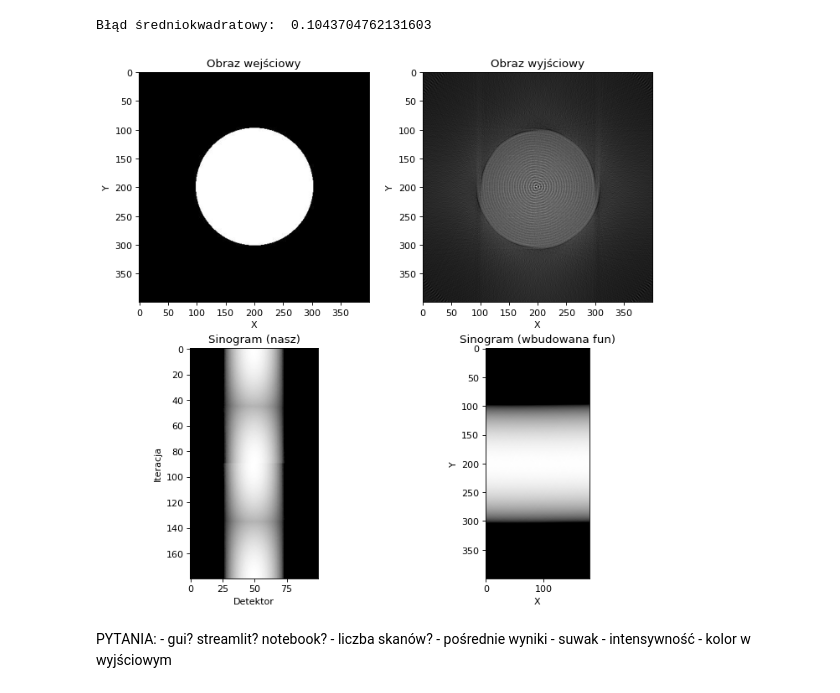
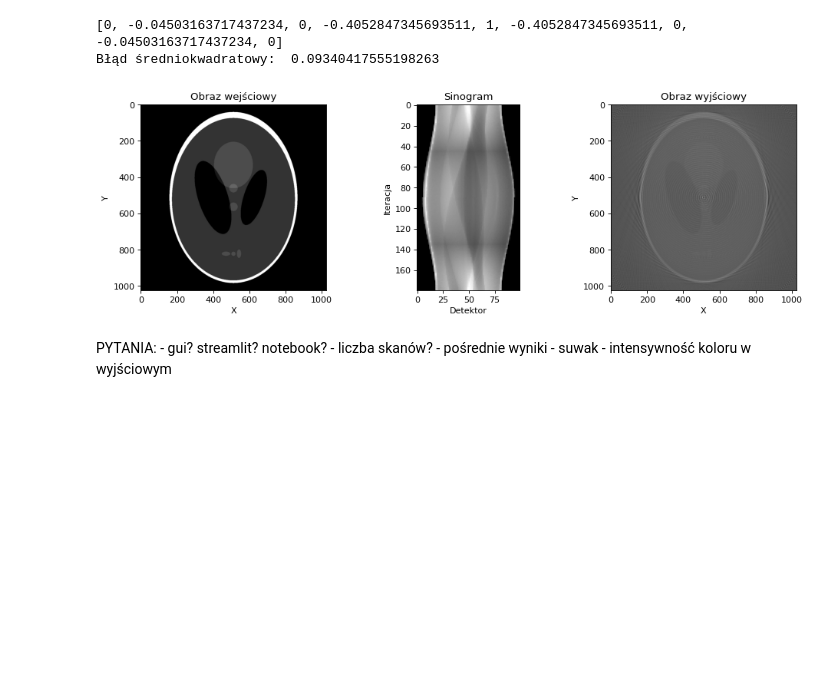
Before and after one commit to zuznnjus/Computed-Tomography-Simulator, a Jupyter notebook: CT_simulator.ipynb, the cells around one changed output. Drawn from its saved outputs; the diff is of its cells as text; code cells hidden in the pictures; blank space fills up the shorter version.

```diff
--- a/CT_simulator.ipynb
+++ b/CT_simulator.ipynb
@@ -1,5 +1,5 @@
 # %%
-from skimage import io, transform
+from skimage import io
 from matplotlib import pylab as plt
 from math import pow, pi
 import numpy as np
@@ -13,7 +13,7 @@ filtering = True
 # other parameters
 theta = 180.
 images = ['Kolo.jpg', 'Kropka.jpg', 'Kwadraty2.jpg', 'Paski2.jpg', 'Shepp_logan.jpg', 'SADDLE_PE.JPG', 'CT_ScoutView.jpg']
-image = io.imread('tomograf-zdjecia/' + images[0], as_gray = True)
+image = io.imread('tomograf-zdjecia/' + images[4], as_gray = True)
 
 def getEmitterPosition(angle):
     angle_rad = np.deg2rad(angle)
@@ -99,7 +99,7 @@ def createFilterMask(size):
     if size % 2 == 0:
         size += 1
 
-    for k in range(- size // 2, size // 2 + 1, 1):
+    for k in range(- size // 2 + 1, size // 2 + 1, 1):
         if k == 0:
             mask.append(1)
         elif k % 2 == 0:
@@ -176,53 +176,48 @@ def calculateMeanSquaredError(output):
     mse = 0.0
     n = image.shape[0] * image.shape[1]
 
     for i in range(image.shape[0]):
         for j in range(image.shape[1]):
             mse += pow((image[i][j] - output[i][j]), 2)  # overflow?
 
     return mse / n
 
 def main():
     sinogram = np.array(applyRadonTransform())
     output = applyInverseRadonTransform(sinogram)
     sinogram2 = transform.radon(image)
 
     mse = calculateMeanSquaredError(output)
     print("Błąd średniokwadratowy: ", mse)
 
-    fig = plt.figure(figsize=(10, 10), dpi=80)
-    ax = fig.add_subplot(221)
+    fig = plt.figure(figsize=(14, 4), dpi=80)
+    ax = fig.add_subplot(131)
     ax.set_title('Obraz wejściowy')
     ax.set_xlabel('X')
     ax.set_ylabel('Y')
     ax.imshow(image, cmap = 'gray')
 
-    ax = fig.add_subplot(222)
+    ax = fig.add_subplot(132)
+    ax.set_title('Sinogram')
+    ax.set_ylabel('Iteracja')      # kąt = iteracja * alfa
+    ax.set_xlabel('Detektor')
+    ax.imshow(sinogram, cmap = 'gray')
+
+    ax = fig.add_subplot(133)
     ax.set_title('Obraz wyjściowy')
     ax.set_xlabel('X')
     ax.set_ylabel('Y')
     ax.imshow(output, cmap = 'gray')
 
-    ax = fig.add_subplot(223)
-    ax.set_title('Sinogram (nasz)')
-    ax.set_ylabel('Iteracja')      # kąt = iteracja * alfa
-    ax.set_xlabel('Detektor')
-    ax.imshow(sinogram, cmap = 'gray')
-
-    ax = fig.add_subplot(224)
-    ax.set_title('Sinogram (wbudowana fun)')
-    ax.set_xlabel('X')
-    ax.set_ylabel('Y')
-    ax.imshow(sinogram2, cmap = 'gray')
-
 if __name__ == '__main__':
     main()
 # %% [output]
-Błąd średniokwadratowy:  0.1043704762131603
+[0, -0.04503163717437234, 0, -0.4052847345693511, 1, -0.4052847345693511, 0, -0.04503163717437234, 0]
+Błąd średniokwadratowy:  0.09340417555198263
-[figure, old version]
+[figure, new version]
-# %% [markdown]
-PYTANIA:
-    - gui? streamlit? notebook?
-    - liczba skanów?
-    - pośrednie wyniki - suwak
-    - intensywność - kolor w wyjściowym
+# %% [markdown]
+PYTANIA:
+    - gui? streamlit? notebook?
+    - liczba skanów?
+    - pośrednie wyniki - suwak
+    - intensywność koloru w wyjściowym
```
